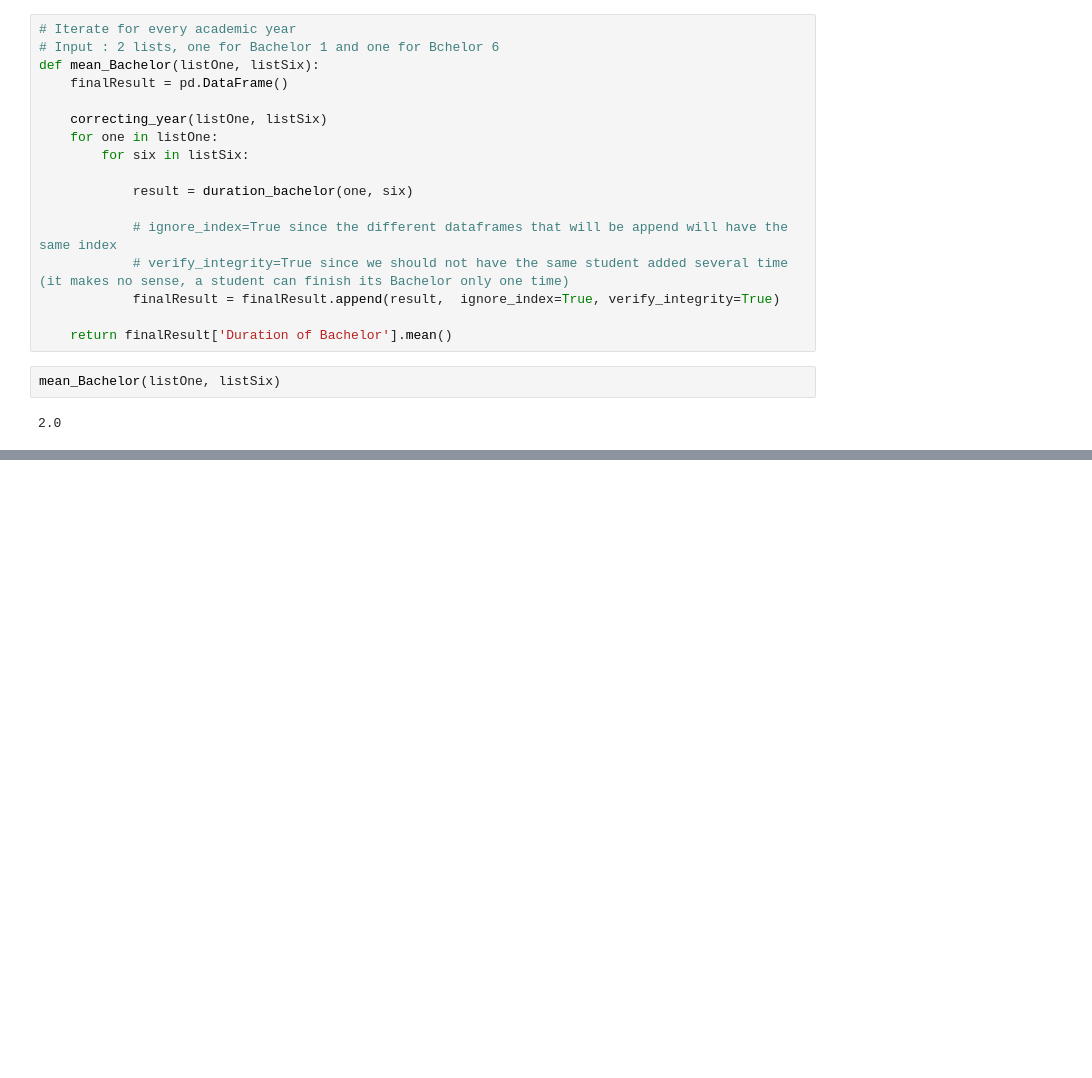
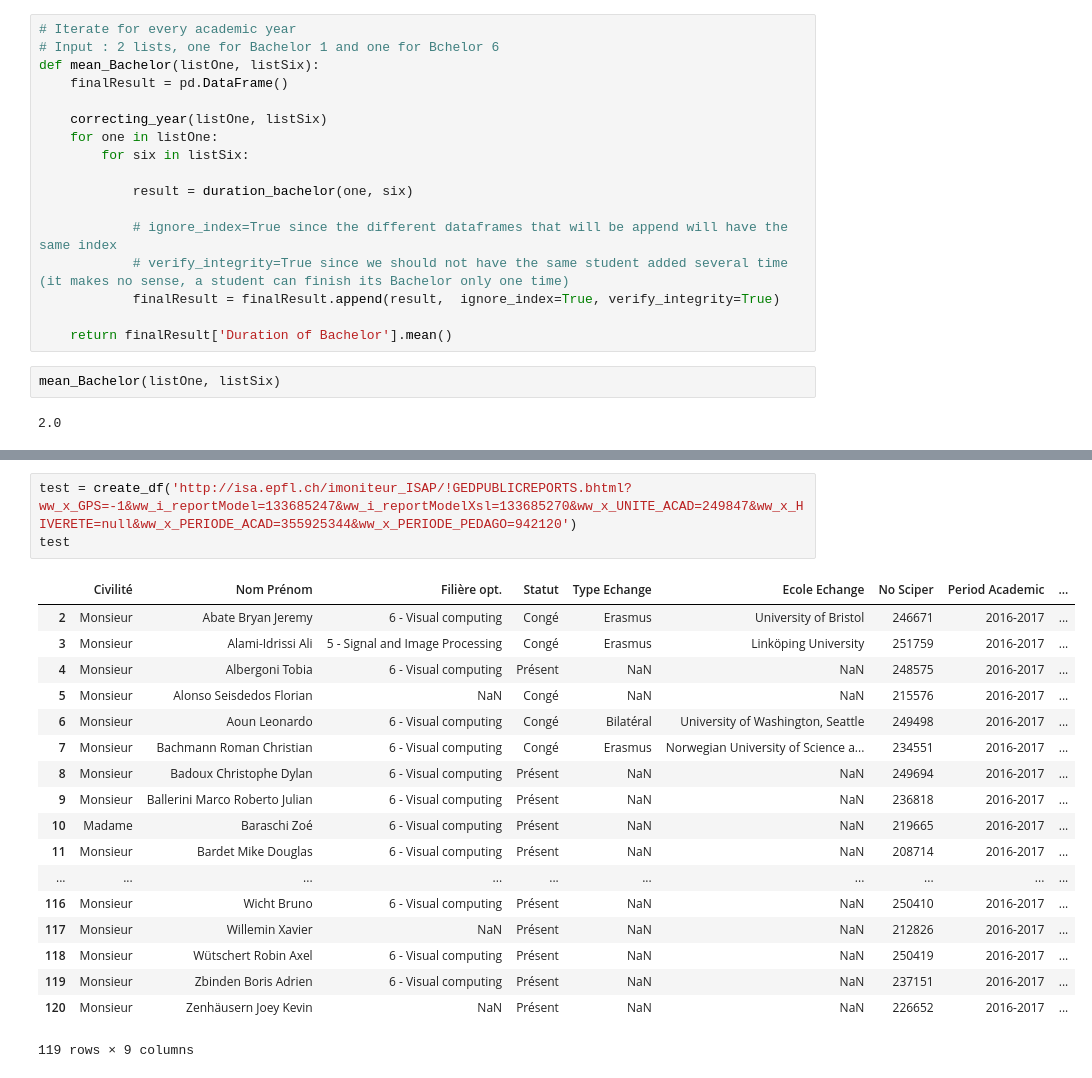
Before and after one commit to daniel-guggenheim/ada-homeworks, a Jupyter notebook: 02 - Data from the Web/homework2.ipynb, the cells around one changed output, grey strips where cells are left out. Drawn from its saved outputs; the diff is of its cells as text; blank space fills up the shorter version.

```diff
--- a/02 - Data from the Web/homework2.ipynb
+++ b/02 - Data from the Web/homework2.ipynb
@@ -171,0 +220,22 @@ mean_Bachelor(listOne, listSix)
+# %%
+test = create_df('http://isa.epfl.ch/imoniteur_ISAP/!GEDPUBLICREPORTS.bhtml?ww_x_GPS=-1&ww_i_reportModel=133685247&ww_i_reportModelXsl=133685270&ww_x_UNITE_ACAD=249847&ww_x_HIVERETE=null&ww_x_PERIODE_ACAD=355925344&ww_x_PERIODE_PEDAGO=942120')
+test
+# %% [output]
+|  | Civilité | Nom Prénom | Filière opt. | Statut | Type Echange | Ecole Echange | No Sciper | Period Academic | ... |
+| 2 | Monsieur | Abate Bryan Jeremy | 6 - Visual computing | Congé | Erasmus | University of Bristol | 246671 | 2016-2017 | ... |
+| 3 | Monsieur | Alami-Idrissi Ali | 5 - Signal and Image Processing | Congé | Erasmus | Linköping University | 251759 | 2016-2017 | ... |
+| 4 | Monsieur | Albergoni Tobia | 6 - Visual computing | Présent | NaN | NaN | 248575 | 2016-2017 | ... |
+| 5 | Monsieur | Alonso Seisdedos Florian | NaN | Congé | NaN | NaN | 215576 | 2016-2017 | ... |
+| 6 | Monsieur | Aoun Leonardo | 6 - Visual computing | Congé | Bilatéral | University of Washington, Seattle | 249498 | 2016-2017 | ... |
+| 7 | Monsieur | Bachmann Roman Christian | 6 - Visual computing | Congé | Erasmus | Norwegian University of Science a... | 234551 | 2016-2017 | ... |
+| 8 | Monsieur | Badoux Christophe Dylan | 6 - Visual computing | Présent | NaN | NaN | 249694 | 2016-2017 | ... |
+| 9 | Monsieur | Ballerini Marco Roberto Julian | 6 - Visual computing | Présent | NaN | NaN | 236818 | 2016-2017 | ... |
+| 10 | Madame | Baraschi Zoé | 6 - Visual computing | Présent | NaN | NaN | 219665 | 2016-2017 | ... |
+| 11 | Monsieur | Bardet Mike Douglas | 6 - Visual computing | Présent | NaN | NaN | 208714 | 2016-2017 | ... |
+| ... | ... | ... | ... | ... | ... | ... | ... | ... | ... |
+| 116 | Monsieur | Wicht Bruno | 6 - Visual computing | Présent | NaN | NaN | 250410 | 2016-2017 | ... |
+| 117 | Monsieur | Willemin Xavier | NaN | Présent | NaN | NaN | 212826 | 2016-2017 | ... |
+| 118 | Monsieur | Wütschert Robin Axel | 6 - Visual computing | Présent | NaN | NaN | 250419 | 2016-2017 | ... |
+| 119 | Monsieur | Zbinden Boris Adrien | 6 - Visual computing | Présent | NaN | NaN | 237151 | 2016-2017 | ... |
+| 120 | Monsieur | Zenhäusern Joey Kevin | NaN | Présent | NaN | NaN | 226652 | 2016-2017 | ... |
+119 rows × 9 columns
```
Also changed, not shown: parts of 7 cells of this notebook, 5 other files.
